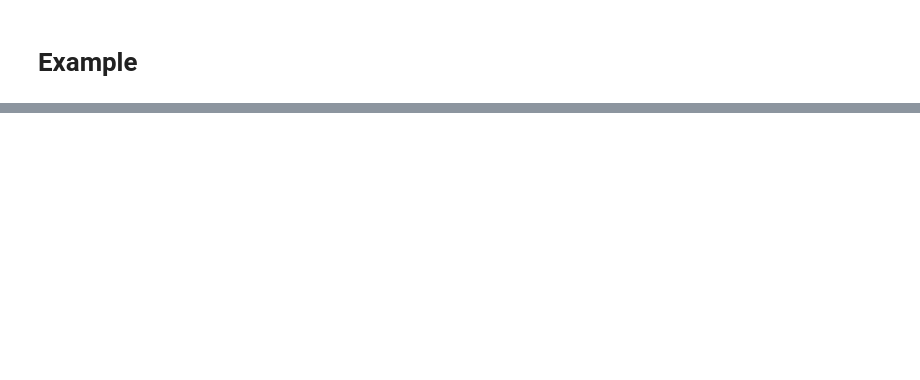
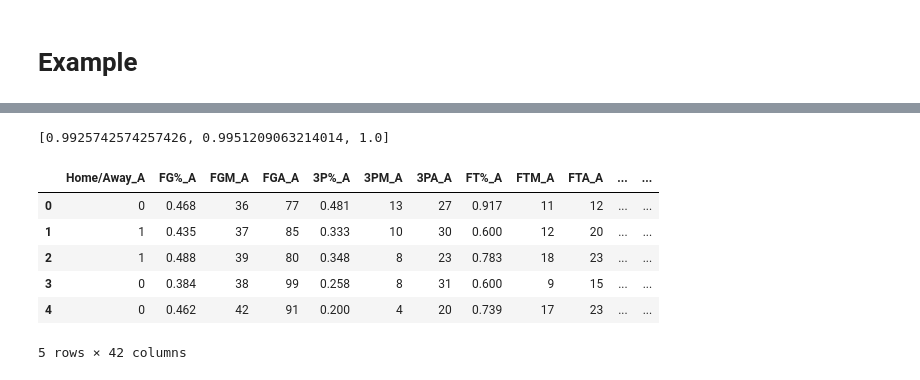
Before and after one commit to Coslate/DataMining_Final, a Jupyter notebook: Total_Model_2017-2018.ipynb, the cells around one changed output, grey strips where cells are left out. Drawn from its saved outputs; the diff is of its cells as text; code cells hidden in the pictures; blank space fills up the shorter version.

```diff
--- a/Total_Model_2017-2018.ipynb
+++ b/Total_Model_2017-2018.ipynb
@@ -177,3 +254,28 @@ def PredictFunctionAggregation(x_1d_test_array, n_estimator, voting=1, is_debug=
         ret_val = np.mean(total_1_prob)
 
     return ret_val
+# %%
+import random
+from sklearn.model_selection import StratifiedKFold
+from sklearn.metrics import roc_auc_score
+
+#Only support roc_auc scoring now
+def CrossValidationGetModelsScores(origin_df_X, origin_df_Y, fold_num, est_classifier):
+    X_data = origin_df_X.values
+    Y_data = origin_df_Y.values.ravel()
+    random.seed(datetime.now())
+    skf = StratifiedKFold(n_splits=fold_num, random_state=random.randint(0, 2**32-1), shuffle=True)
+    ret_n_estimator = []
+    ret_n_score     = []
+
+    for train_index, test_index in skf.split(X_data, Y_data):
+        X_cv_train = X_data[train_index]
+        Y_cv_train = Y_data[train_index]
+        X_cv_test  = X_data[test_index]
+        Y_cv_test  = Y_data[test_index]
+
+        ret_n_estimator.append(est_classifier)
+        ret_n_estimator[-1].fit(X_cv_train, Y_cv_train)
+        ret_n_score.append(roc_auc_score(Y_cv_test, ret_n_estimator[-1].predict(X_cv_test)))
+
+    return(ret_n_estimator, ret_n_score)
@@ -246,0 +479,15 @@ TotalModel(**all_classifiers_dic)
+# %%
+n_final_clf_scoring
+# %% [output]
+[0.9925742574257426, 0.9951209063214014, 1.0]
+# %%
+final_df_x['Label'] = Y['Label']
+final_df_x.head()
+# %% [output]
+|  | Home/Away_A | FG%_A | FGM_A | FGA_A | 3P%_A | 3PM_A | 3PA_A | FT%_A | FTM_A | FTA_A | ... | ... |
+| 0 | 0 | 0.468 | 36 | 77 | 0.481 | 13 | 27 | 0.917 | 11 | 12 | ... | ... |
+| 1 | 1 | 0.435 | 37 | 85 | 0.333 | 10 | 30 | 0.600 | 12 | 20 | ... | ... |
+| 2 | 1 | 0.488 | 39 | 80 | 0.348 | 8 | 23 | 0.783 | 18 | 23 | ... | ... |
+| 3 | 0 | 0.384 | 38 | 99 | 0.258 | 8 | 31 | 0.600 | 9 | 15 | ... | ... |
+| 4 | 0 | 0.462 | 42 | 91 | 0.200 | 4 | 20 | 0.739 | 17 | 23 | ... | ... |
+5 rows × 42 columns
```
Also changed, not shown: parts of 13 cells of this notebook, 1 other file.
